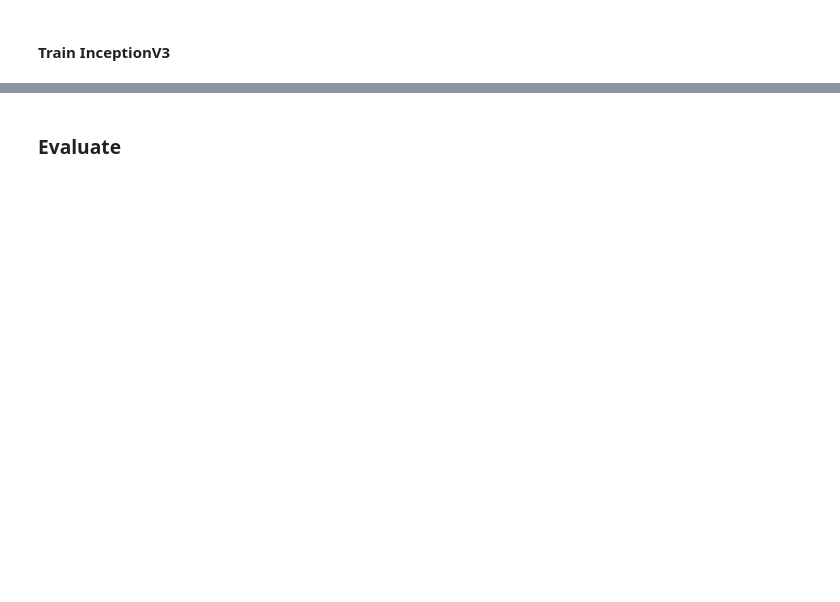
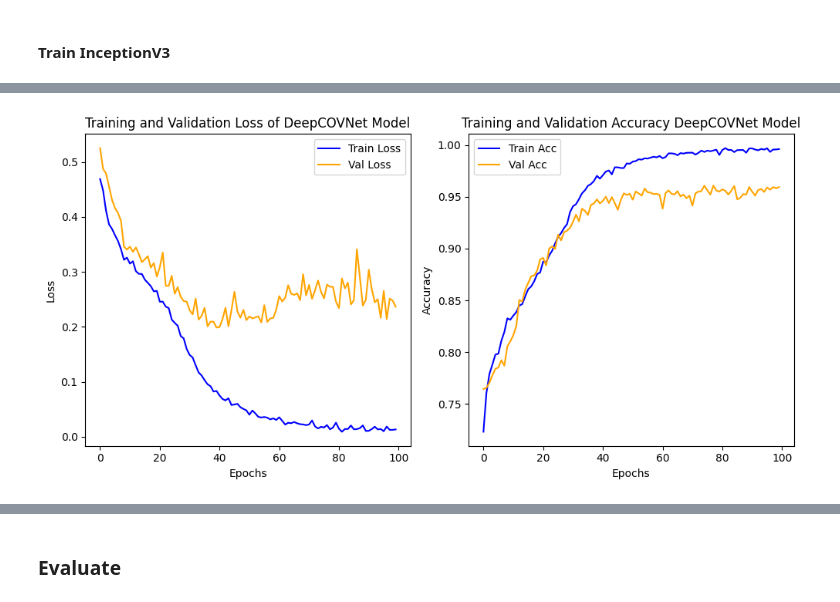
Before and after one commit to armyza2540/COVID-19-Prediction-using-CXR-Images, a Jupyter notebook: covid_prediction.ipynb, the cells around one changed output, grey strips where cells are left out. Cells and saved outputs as stored; diff of their text form; code cells hidden in the pictures; blank space fills up the shorter version.

```diff
--- a/covid_prediction.ipynb
+++ b/covid_prediction.ipynb
@@ -533,0 +688,5 @@ Epoch [10/100] Loss: 0.0126, Acc: 0.9952 | Val Loss: 0.0578, Val Acc: 0.9842
+# %%
+# visualize the performance of the DeepCOVNet model
+visualize_performance(deepcovnet_performance_df, 'DeepCOVNet')
+# %% [output]
+[figure, added]
```
Also changed, not shown: parts of 54 cells of this notebook.
